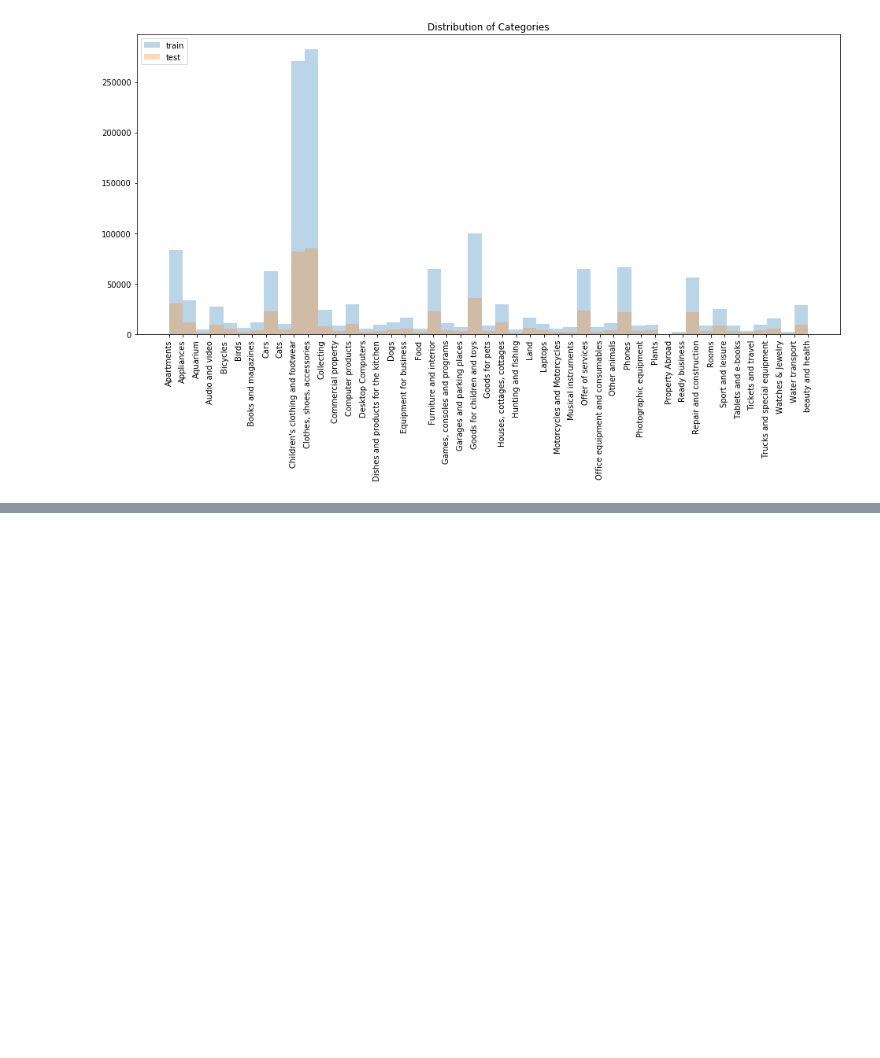
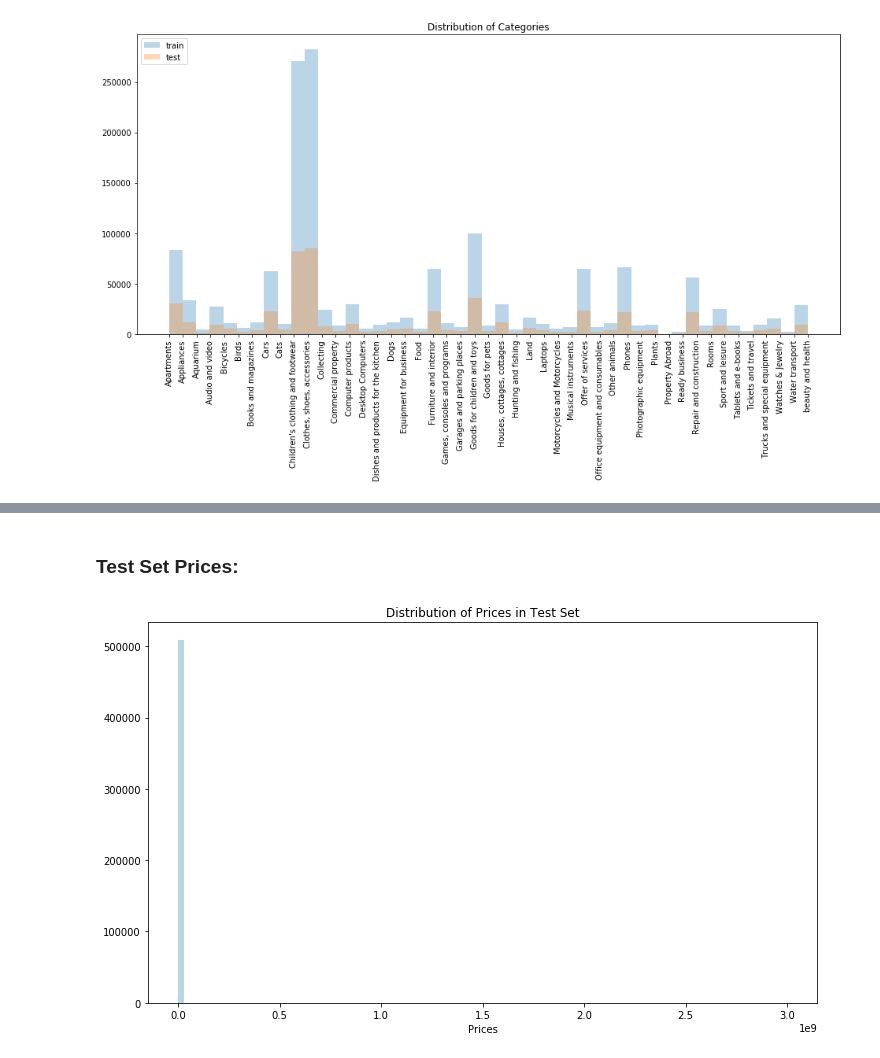
Before and after one commit to gestalt-howard/avito-demand-prediction, a Jupyter notebook: scripts/Stage_0_Data_Exploration.ipynb, the cells around one changed output, grey strips where cells are left out. Cells and saved outputs as stored; diff of their text form; code cells hidden in the pictures; blank space fills up the shorter version.

```diff
--- a/scripts/Stage_0_Data_Exploration.ipynb
+++ b/scripts/Stage_0_Data_Exploration.ipynb
@@ -364,0 +484,10 @@ test_categs_onehot = mlb.fit_transform([[x] for x in translated_categs_test])
+# %% [markdown]
+### Test Set Prices:
+# %%
+plt.figure(figsize=(12, 7))
+plt.hist(test_price_series, bins=100, alpha=0.3, label='test')
+plt.title('Distribution of Prices in Test Set')
+plt.xlabel('Prices')
+plt.show()
+# %% [output]
+[figure, added]
```
Also changed, not shown: parts of 40 cells of this notebook.
